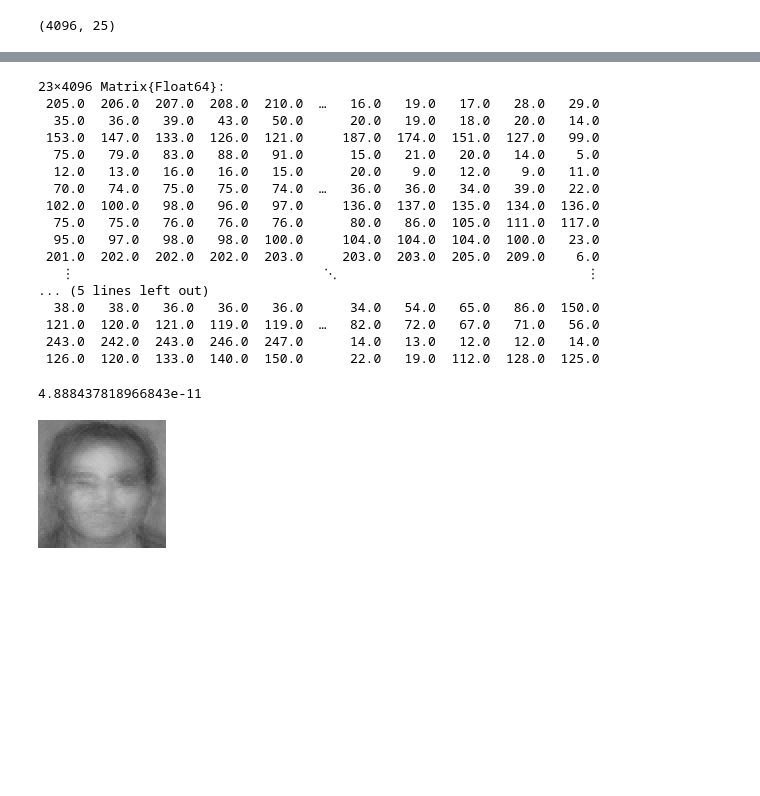
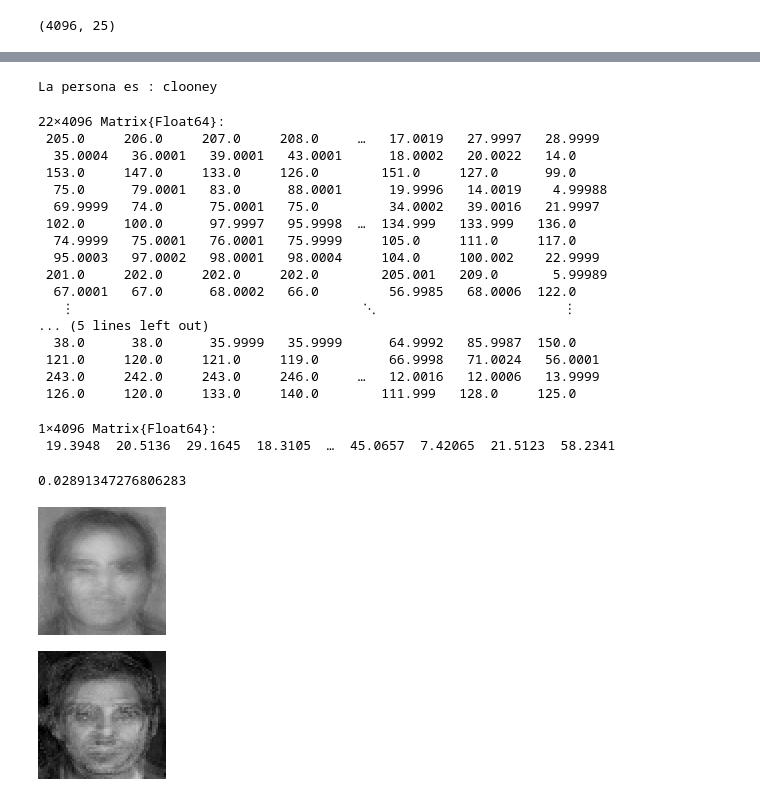
Before and after one commit to sherna90/computacion_numerica, a Jupyter notebook: 3.-Eigenfaces.ipynb, the cells around one changed output, grey strips where cells are left out. Saved outputs shown, nothing was run; the diff lists cells and outputs as text; code cells hidden in the pictures; blank space fills up the shorter version.

```diff
--- a/3.-Eigenfaces.ipynb
+++ b/3.-Eigenfaces.ipynb
@@ -150,6 +157,7 @@ using LinearAlgebra;
 using MultivariateStats;
 using Statistics;
 
-mat=images_to_mat(pathlist,dim,Float64)
+my_type=Float32
+mat=images_to_mat(pathlist,dim,my_type)
 mean_face=mean!(transpose(ones(dim*dim)),mat)
-centered_mat=mat.-mean_face;
+centered_mat=mat.-my_type.(mean_face);
@@ -203,28 +214,46 @@ P
+# %%
+dist=[]
+for i in 1:22
+    push!(dist,norm(P[:,i]-P_i))
+end
+pred=names[argmin(dist)]
+print("La persona es : $pred")
+# %% [output]
+La persona es : clooney
 # %%
 R=transpose(eigenfaces*P).+mean_face
 # %% [output]
-23×4096 Matrix{Float64}:
- 205.0  206.0  207.0  208.0  210.0  …   16.0   19.0   17.0   28.0   29.0
-  35.0   36.0   39.0   43.0   50.0      20.0   19.0   18.0   20.0   14.0
- 153.0  147.0  133.0  126.0  121.0     187.0  174.0  151.0  127.0   99.0
-  75.0   79.0   83.0   88.0   91.0      15.0   21.0   20.0   14.0    5.0
-  12.0   13.0   16.0   16.0   15.0      20.0    9.0   12.0    9.0   11.0
-  70.0   74.0   75.0   75.0   74.0  …   36.0   36.0   34.0   39.0   22.0
- 102.0  100.0   98.0   96.0   97.0     136.0  137.0  135.0  134.0  136.0
-  75.0   75.0   76.0   76.0   76.0      80.0   86.0  105.0  111.0  117.0
-  95.0   97.0   98.0   98.0  100.0     104.0  104.0  104.0  100.0   23.0
- 201.0  202.0  202.0  202.0  203.0     203.0  203.0  205.0  209.0    6.0
-   ⋮                                ⋱                                ⋮
+22×4096 Matrix{Float64}:
+ 205.0     206.0     207.0     208.0     …   17.0019   27.9997   28.9999
+  35.0004   36.0001   39.0001   43.0001      18.0002   20.0022   14.0
+ 153.0     147.0     133.0     126.0        151.0     127.0      99.0
+  75.0      79.0001   83.0      88.0001      19.9996   14.0019    4.99988
+  69.9999   74.0      75.0001   75.0         34.0002   39.0016   21.9997
+ 102.0     100.0      97.9997   95.9998  …  134.999   133.999   136.0
+  74.9999   75.0001   76.0001   75.9999     105.0     111.0     117.0
+  95.0003   97.0002   98.0001   98.0004     104.0     100.002    22.9999
+ 201.0     202.0     202.0     202.0        205.001   209.0       5.99989
+  67.0001   67.0      68.0002   66.0         56.9985   68.0006  122.0
+   ⋮                                     ⋱                        ⋮
 ... (5 lines left out)
-  38.0   38.0   36.0   36.0   36.0      34.0   54.0   65.0   86.0  150.0
- 121.0  120.0  121.0  119.0  119.0  …   82.0   72.0   67.0   71.0   56.0
- 243.0  242.0  243.0  246.0  247.0      14.0   13.0   12.0   12.0   14.0
- 126.0  120.0  133.0  140.0  150.0      22.0   19.0  112.0  128.0  125.0
+  38.0      38.0      35.9999   35.9999      64.9992   85.9987  150.0
+ 121.0     120.0     121.0     119.0         66.9998   71.0024   56.0001
+ 243.0     242.0     243.0     246.0     …   12.0016   12.0006   13.9999
+ 126.0     120.0     133.0     140.0        111.999   128.0     125.0
+# %%
+R_i=transpose(eigenfaces*P_i).+mean_face
+# %% [output]
+1×4096 Matrix{Float64}:
+ 19.3948  20.5136  29.1645  18.3105  …  45.0657  7.42065  21.5123  58.2341
 # %%
 norm(mat-R)
 # %% [output]
-4.888437818966843e-11
+0.02891347276806283
 # %%
 Gray.((reshape(mean_face,(dim,dim)))./255)
 # %% [output]
 [figure]
+# %%
+Gray.((reshape(R_i,(dim,dim)))./255)
+# %% [output]
+[figure, added]
```
Also changed, not shown: parts of 17 cells of this notebook, 2 other files.
